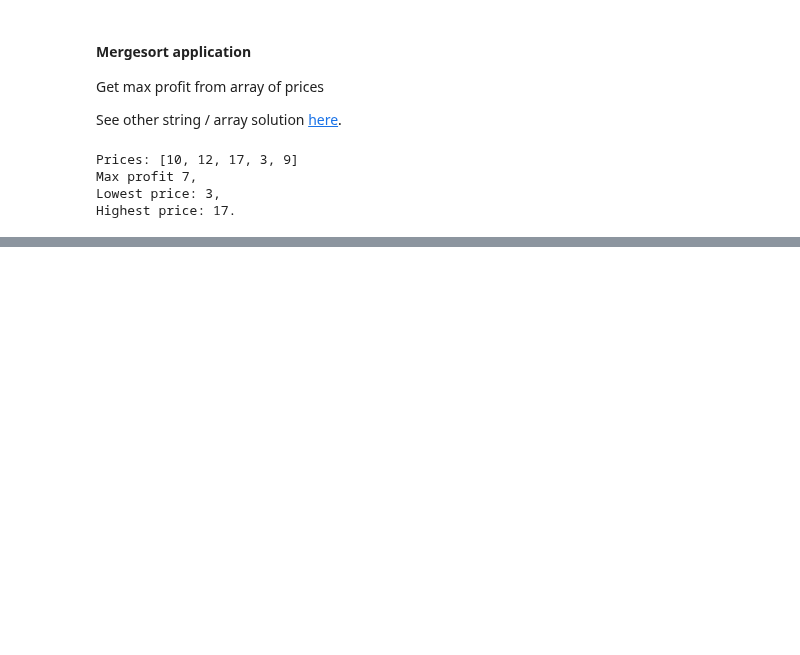
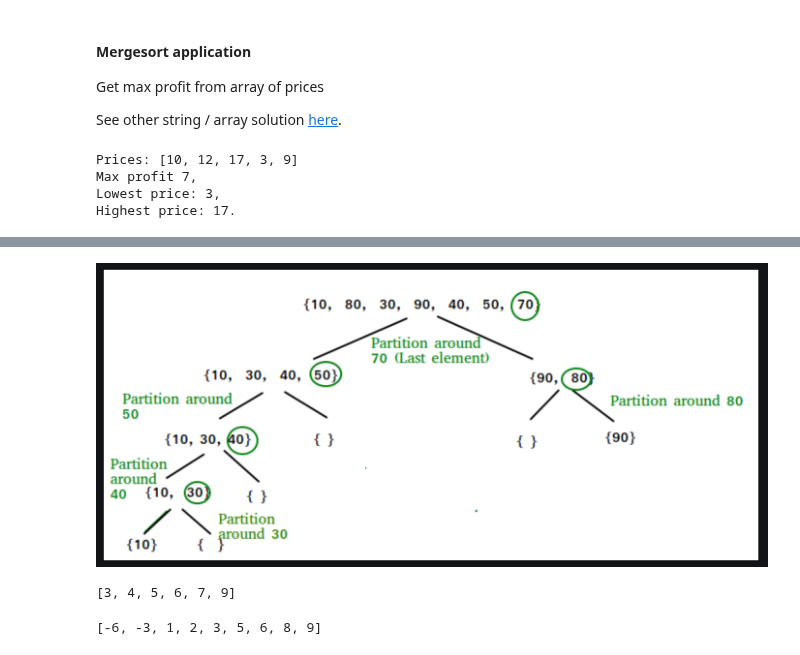
Before and after one commit to peter-lucia/algorithms, a Jupyter notebook: sorting_and_searching.ipynb, the cells around one changed output, grey strips where cells are left out. Cells and saved outputs as stored; diff of their text form; code cells hidden in the pictures; blank space fills up the shorter version.

Commit message:
Added quicksort and in progress update

```diff
--- a/sorting_and_searching.ipynb
+++ b/sorting_and_searching.ipynb
@@ -203,0 +226,64 @@ Highest price: 17.
+# %%
+from IPython import display
+display.Image("media/quicksort.png")
+# %% [output]
+[figure, added]
+# %%
+from typing import List
+
+def partition(arr: List[int], low: int, high: int):
+    """
+    Rearranges arr in place from low to high
+    """
+    # partition around the last element
+    pivot_idx = high
+    pivot = arr[pivot_idx]
+
+    # i will hold first index of any element that is
+    # greater than or equal to the pivot
+    # initially, potentially no elements are greater
+    # than the pivot, so we set i = low - 1
+    i = low - 1
+
+    # move all elements less than the pivot
+    # to the left of the pivot
+    for j in range(low, high):
+        # if current elem is smaller than the pivot
+        if arr[j] < pivot:
+            i += 1
+            # we don't know what's at arr[i],
+            # but we know arr[j] is less than pivot
+            # swap elems at i and j and keep going
+            arr[i], arr[j] = arr[j], arr[i]
+
+    # now any elements starting at i + 1 are greater than
+    # or equal to the pivot
+    # move the pivot to i + 1
+    arr[i+1], arr[pivot_idx] = arr[pivot_idx], arr[i+1]
+
+    # the pivot now resides at index i + 1
+    return i + 1
+
+def quicksort(arr, low, high):
+    """
+    In-place sorting algorithm using a pivot
+    to partition elements
+    """
+    if low < high:
+        # pivot index
+        pi = partition(arr, low, high)
+        quicksort(arr, low, pi - 1)
+        quicksort(arr, pi + 1, high)
+
+
+a = [5,4,3,6,7,9]
+quicksort(a, low=0, high=len(a)-1)
+a
+# %% [output]
+[3, 4, 5, 6, 7, 9]
+# %%
+a = [9, -3, 5, 2, 6, 8, -6, 1, 3]
+quicksort(a, low=0, high = len(a)-1)
+a
+# %% [output]
+[-6, -3, 1, 2, 3, 5, 6, 8, 9]
```
Also changed, not shown: parts of 3 cells of this notebook, 4 other files.
